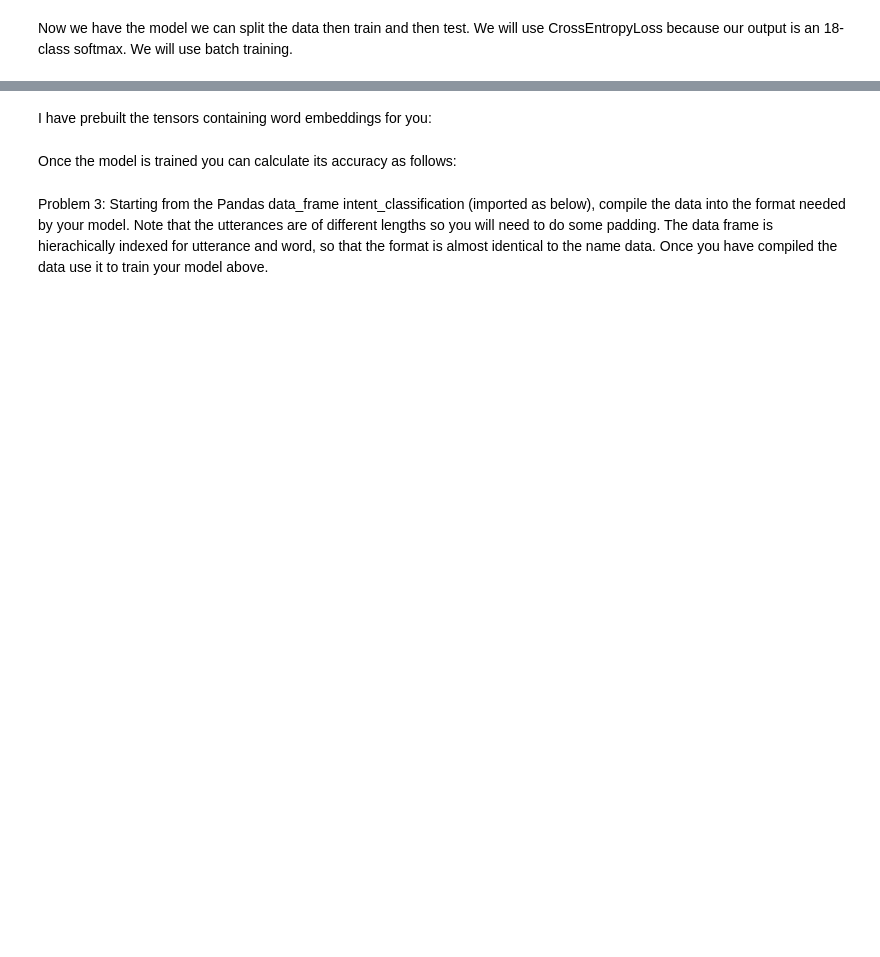
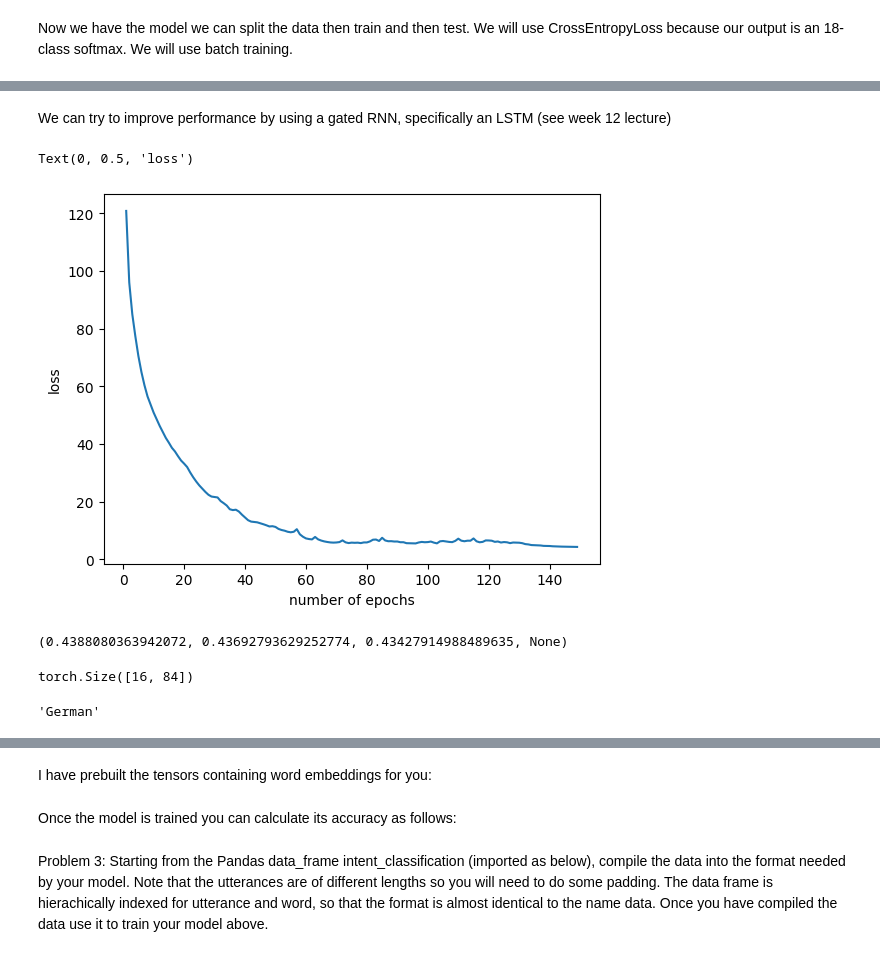
Before and after one commit to cbannard/lela60331_25-26, a Jupyter notebook: LELA60331_Week_12_Seminar.ipynb, the cells around one changed output, grey strips where cells are left out. Saved outputs shown, nothing was run; the diff lists cells and outputs as text; code cells hidden in the pictures; blank space fills up the shorter version.

```diff
--- a/LELA60331_Week_12_Seminar.ipynb
+++ b/LELA60331_Week_12_Seminar.ipynb
@@ -165 +324,76 @@ nationalities[np.argmax(pred.cpu().detach().numpy())]
+# %% [markdown]
+We can try to improve performance by using a gated RNN, specifically an LSTM (see week 12 lecture)
+# %%
+import torch.nn as nn
+import torch.optim as optim
+import torch.utils.data as data
+n_classes = 18
+
+class SeqModel(nn.Module):
+    def __init__(self):
+        super().__init__()
+        self.lstm = nn.LSTM(input_size=84, hidden_size=42, num_layers=1, batch_first=True)
+        self.linear = nn.Linear(42, n_classes)
+    def forward(self, x):
+        x, _ = self.lstm(x)
+        # take only the last output
+        x = x[:, -1, :]
+        x = self.linear(x)
+        return x
+# %%
+from sklearn.utils import gen_batches
+import matplotlib.pyplot as plt
+n_epochs = 150
+batch_size = 128
+model = SeqModel()
+model.to("cuda")
+ce_loss=[]
+optimizer = optim.Adam(model.parameters(),lr=0.005)
+loss_fn = nn.CrossEntropyLoss()
+
+
+for i in range(n_epochs):
+    cumul_loss = 0.0
+    batches = gen_batches(X_train.shape[0],batch_size)
+    cumul_loss=0.0
+    for k in batches:
+          inputs=X_train[k]
+          outputs=y_train[k]
+          y_pred = model(inputs)
+          loss = loss_fn(y_pred, outputs)
+          optimizer.zero_grad()
+          loss.backward()
+          optimizer.step()
+          cumul_loss += loss.item()
+    ce_loss.append(cumul_loss)
+
+plt.plot(range(1,n_epochs),ce_loss[1:])
+plt.xlabel("number of epochs")
+plt.ylabel("loss")
+# %% [output]
+Text(0, 0.5, 'loss')
+[figure, added]
+# %%
+import numpy as np
+from sklearn.metrics import precision_recall_fscore_support
+y_test_pred=[np.argmax(x.cpu().detach().numpy()) for x in model(X_test)]
+y_test_int=[np.argmax(x.cpu().detach().numpy()) for x in y_test]
+precision_recall_fscore_support(y_test_int, y_test_pred, average='macro')
+# %% [output]
+(0.4388080363942072, 0.43692793629252774, 0.43427914988489635, None)
+# %%
+name="bannard"
+torch.manual_seed(42)
+charset=list(surnames_oh.columns.values)
+nationalities=list(nationalities_oh.columns.values)
+oh = torch.zeros(16,len(charset))
+for i,c in enumerate(name):
+    oh[16-len(name)+i,charset.index(c)] = 1.0
+oh=oh.to("cuda")
+print(oh.shape)
+pred=model(torch.unsqueeze(oh,0))
+nationalities[np.argmax(pred.cpu().detach().numpy())]
+# %% [output]
+torch.Size([16, 84])
+'German'
 # %% [markdown]
```
Also changed, not shown: parts of 38 cells of this notebook.
